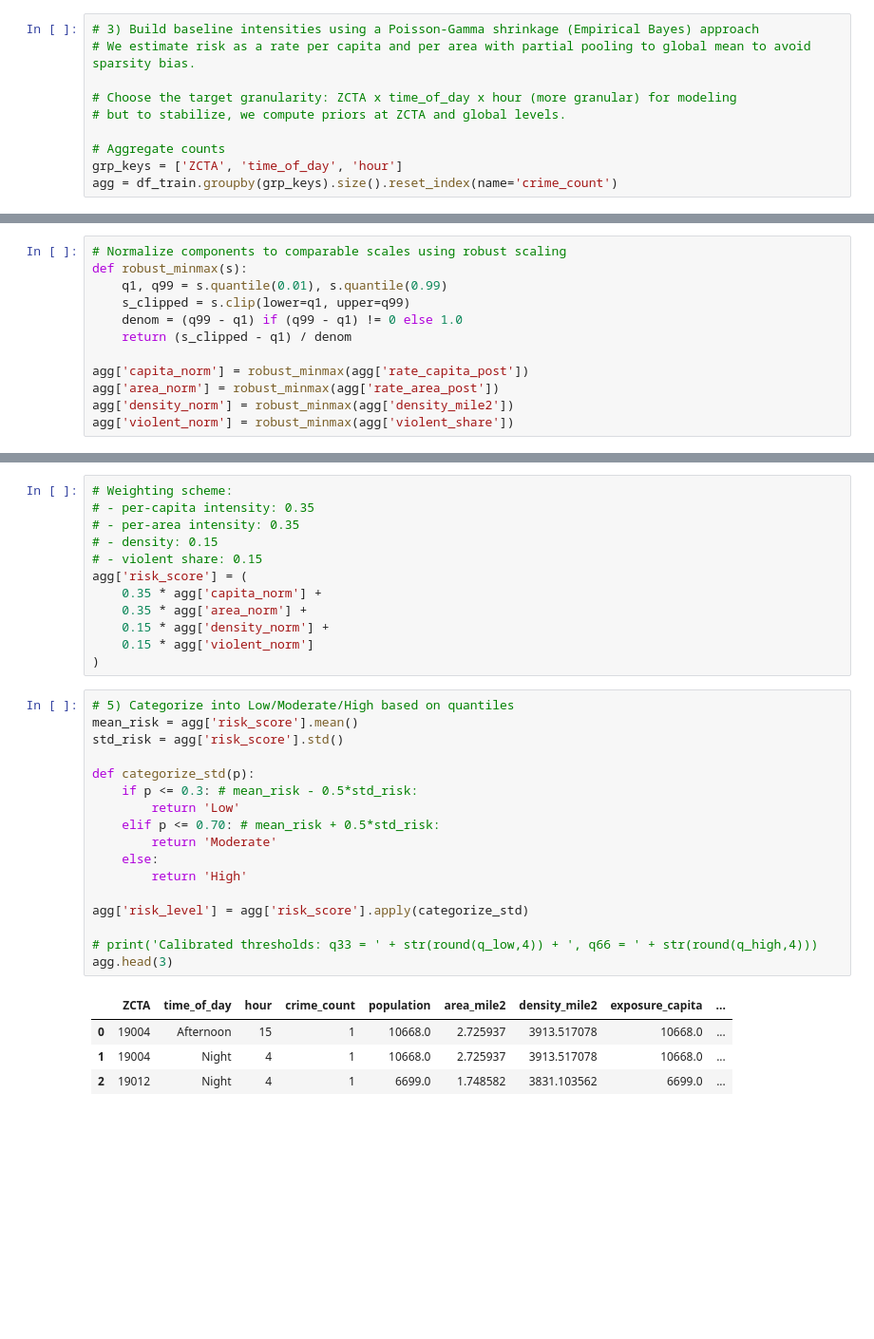
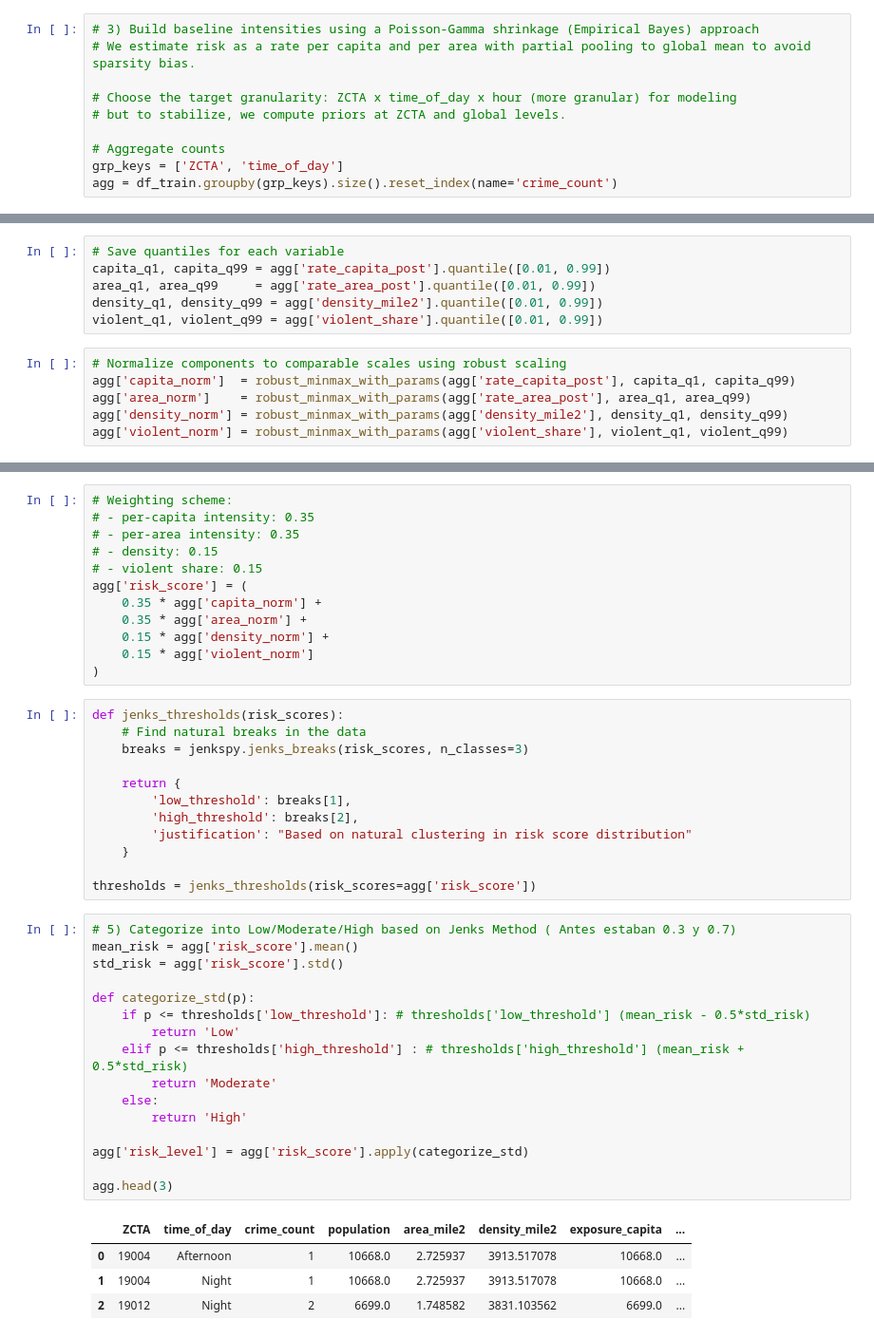
Before and after one commit to dnunez29/Trabajo-Final-Graduacion, a Jupyter notebook: Scripts/TFM_DanielNunezVargas_Cartografica.ipynb, the cells around one changed output, grey strips where cells are left out. Shown at 95% size. Cells and saved outputs as stored; diff of their text form; blank space fills up the shorter version.

```diff
--- a/Scripts/TFM_DanielNunezVargas_Cartografica.ipynb
+++ b/Scripts/TFM_DanielNunezVargas_Cartografica.ipynb
@@ -471,7 +459,7 @@ Filtered to rows with positive population and area. Shape: (171737, 17)
 # but to stabilize, we compute priors at ZCTA and global levels.
 
 # Aggregate counts
-grp_keys = ['ZCTA', 'time_of_day', 'hour']
+grp_keys = ['ZCTA', 'time_of_day']
 agg = df_train.groupby(grp_keys).size().reset_index(name='crime_count')
 # %%
 # Attach ZCTA-level denominators (population, area, density). Use median across rows of that ZCTA in case of duplicates.
@@ -535,15 +523,15 @@ Global per-area rate: 998.7438033839901
 violence_grp = df_train.groupby(['ZCTA','time_of_day']).apply(lambda g: np.mean(g['crimeType'].eq('Violent')) if 'crimeType' in g.columns else 0.0).reset_index(name='violent_share')
 agg = agg.merge(violence_grp, on=['ZCTA','time_of_day'], how='left')
 agg['violent_share'] = agg['violent_share'].fillna(0.0)
+# %%
+# Save quantiles for each variable
+capita_q1, capita_q99 = agg['rate_capita_post'].quantile([0.01, 0.99])
+area_q1, area_q99     = agg['rate_area_post'].quantile([0.01, 0.99])
+density_q1, density_q99 = agg['density_mile2'].quantile([0.01, 0.99])
+violent_q1, violent_q99 = agg['violent_share'].quantile([0.01, 0.99])
 # %%
 # Normalize components to comparable scales using robust scaling
-def robust_minmax(s):
-    q1, q99 = s.quantile(0.01), s.quantile(0.99)
-    s_clipped = s.clip(lower=q1, upper=q99)
-    denom = (q99 - q1) if (q99 - q1) != 0 else 1.0
-    return (s_clipped - q1) / denom
-
-agg['capita_norm'] = robust_minmax(agg['rate_capita_post'])
-agg['area_norm'] = robust_minmax(agg['rate_area_post'])
-agg['density_norm'] = robust_minmax(agg['density_mile2'])
-agg['violent_norm'] = robust_minmax(agg['violent_share'])
+agg['capita_norm']  = robust_minmax_with_params(agg['rate_capita_post'], capita_q1, capita_q99)
+agg['area_norm']    = robust_minmax_with_params(agg['rate_area_post'], area_q1, area_q99)
+agg['density_norm'] = robust_minmax_with_params(agg['density_mile2'], density_q1, density_q99)
+agg['violent_norm'] = robust_minmax_with_params(agg['violent_share'], violent_q1, violent_q99)
@@ -584,28 +547,39 @@ agg['risk_score'] = (
     0.15 * agg['density_norm'] +
     0.15 * agg['violent_norm']
 )
+# %%
+def jenks_thresholds(risk_scores):
+    # Find natural breaks in the data
+    breaks = jenkspy.jenks_breaks(risk_scores, n_classes=3)
+
+    return {
+        'low_threshold': breaks[1],
+        'high_threshold': breaks[2],
+        'justification': "Based on natural clustering in risk score distribution"
+    }
+
+thresholds = jenks_thresholds(risk_scores=agg['risk_score'])
 # %%
-# 5) Categorize into Low/Moderate/High based on quantiles
+# 5) Categorize into Low/Moderate/High based on Jenks Method ( Antes estaban 0.3 y 0.7)
 mean_risk = agg['risk_score'].mean()
 std_risk = agg['risk_score'].std()
 
 def categorize_std(p):
-    if p <= 0.3: # mean_risk - 0.5*std_risk:
+    if p <= thresholds['low_threshold']: # thresholds['low_threshold'] (mean_risk - 0.5*std_risk)
         return 'Low'
-    elif p <= 0.70: # mean_risk + 0.5*std_risk:
+    elif p <= thresholds['high_threshold'] : # thresholds['high_threshold'] (mean_risk + 0.5*std_risk)
         return 'Moderate'
     else:
         return 'High'
 
 agg['risk_level'] = agg['risk_score'].apply(categorize_std)
 
-# print('Calibrated thresholds: q33 = ' + str(round(q_low,4)) + ', q66 = ' + str(round(q_high,4)))
 agg.head(3)
 # %% [output]
-|  | ZCTA | time_of_day | hour | crime_count | population | area_mile2 | density_mile2 | exposure_capita | ... |
-| 0 | 19004 | Afternoon | 15 | 1 | 10668.0 | 2.725937 | 3913.517078 | 10668.0 | ... |
-| 1 | 19004 | Night | 4 | 1 | 10668.0 | 2.725937 | 3913.517078 | 10668.0 | ... |
-| 2 | 19012 | Night | 4 | 1 | 6699.0 | 1.748582 | 3831.103562 | 6699.0 | ... |
+|  | ZCTA | time_of_day | crime_count | population | area_mile2 | density_mile2 | exposure_capita | ... |
+| 0 | 19004 | Afternoon | 1 | 10668.0 | 2.725937 | 3913.517078 | 10668.0 | ... |
+| 1 | 19004 | Night | 1 | 10668.0 | 2.725937 | 3913.517078 | 10668.0 | ... |
+| 2 | 19012 | Night | 2 | 6699.0 | 1.748582 | 3831.103562 | 6699.0 | ... |
 # %%
 agg['risk_level'].value_counts()
 # %% [output]
```
Also changed, not shown: parts of 26 cells of this notebook, 1 other file.
